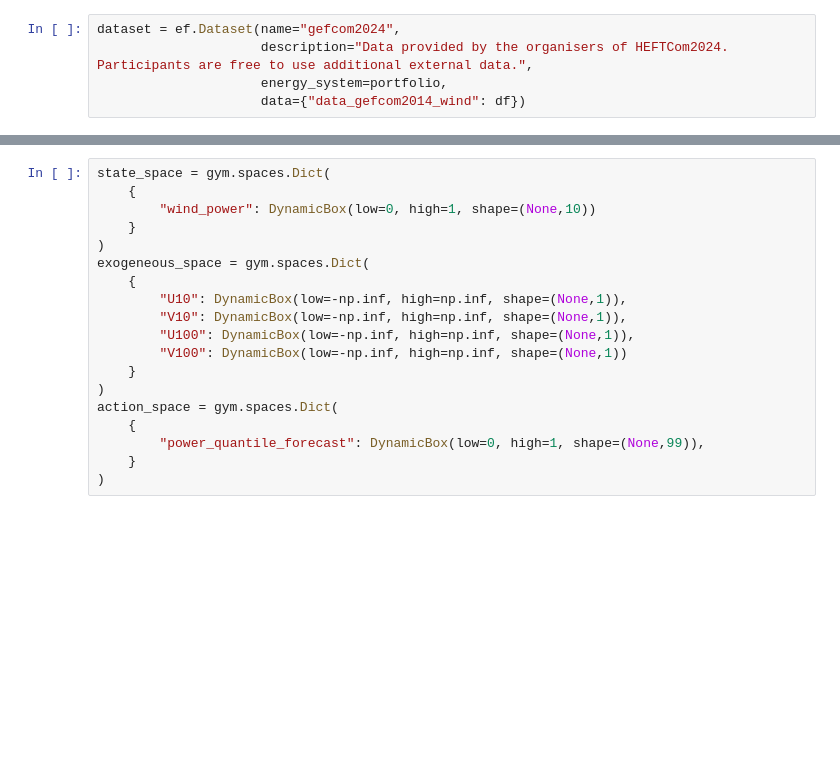
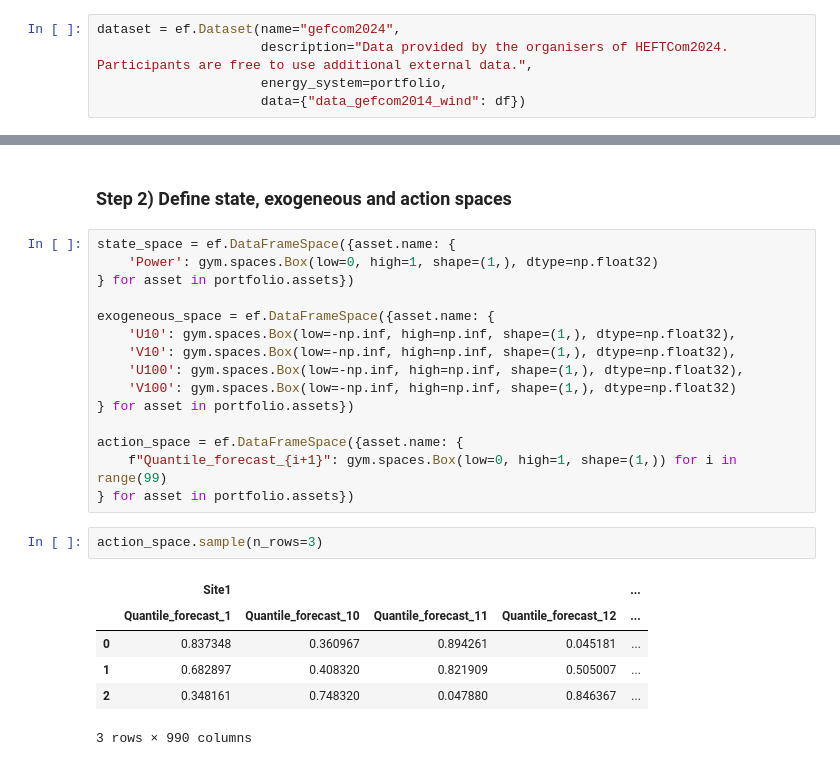
Before and after one commit to rebase-energy/treewe, a Jupyter notebook: treen/examples/gefcom2014-wind.ipynb, the cells around one changed output, grey strips where cells are left out. Saved outputs shown, nothing was run; the diff lists cells and outputs as text; blank space fills up the shorter version.

```diff
--- a/treen/examples/gefcom2014-wind.ipynb
+++ b/treen/examples/gefcom2014-wind.ipynb
@@ -95,19 +35,26 @@ class DynamicBox(Box):
+# %% [markdown]
+### Step 2) Define state, exogeneous and action spaces
 # %%
-state_space = gym.spaces.Dict(
-    {
-        "wind_power": DynamicBox(low=0, high=1, shape=(None,10))
-    }
-)
-exogeneous_space = gym.spaces.Dict(
-    {
-        "U10": DynamicBox(low=-np.inf, high=np.inf, shape=(None,1)),
-        "V10": DynamicBox(low=-np.inf, high=np.inf, shape=(None,1)),
-        "U100": DynamicBox(low=-np.inf, high=np.inf, shape=(None,1)),
-        "V100": DynamicBox(low=-np.inf, high=np.inf, shape=(None,1))
-    }
-)
-action_space = gym.spaces.Dict(
-    {
-        "power_quantile_forecast": DynamicBox(low=0, high=1, shape=(None,99)),
-    }
-)
+state_space = ef.DataFrameSpace({asset.name: {
+    'Power': gym.spaces.Box(low=0, high=1, shape=(1,), dtype=np.float32)
+} for asset in portfolio.assets})
+
+exogeneous_space = ef.DataFrameSpace({asset.name: {
+    'U10': gym.spaces.Box(low=-np.inf, high=np.inf, shape=(1,), dtype=np.float32),
+    'V10': gym.spaces.Box(low=-np.inf, high=np.inf, shape=(1,), dtype=np.float32),
+    'U100': gym.spaces.Box(low=-np.inf, high=np.inf, shape=(1,), dtype=np.float32),
+    'V100': gym.spaces.Box(low=-np.inf, high=np.inf, shape=(1,), dtype=np.float32)
+} for asset in portfolio.assets})
+
+action_space = ef.DataFrameSpace({asset.name: {
+    f"Quantile_forecast_{i+1}": gym.spaces.Box(low=0, high=1, shape=(1,)) for i in range(99)
+} for asset in portfolio.assets})
+# %%
+action_space.sample(n_rows=3)
+# %% [output]
+|  | Site1 |  |  |  | ... |
+|  | Quantile_forecast_1 | Quantile_forecast_10 | Quantile_forecast_11 | Quantile_forecast_12 | ... |
+| 0 | 0.837348 | 0.360967 | 0.894261 | 0.045181 | ... |
+| 1 | 0.682897 | 0.408320 | 0.821909 | 0.505007 | ... |
+| 2 | 0.348161 | 0.748320 | 0.047880 | 0.846367 | ... |
+3 rows × 990 columns
```
Also changed, not shown: parts of 24 cells of this notebook, 3 other files.
